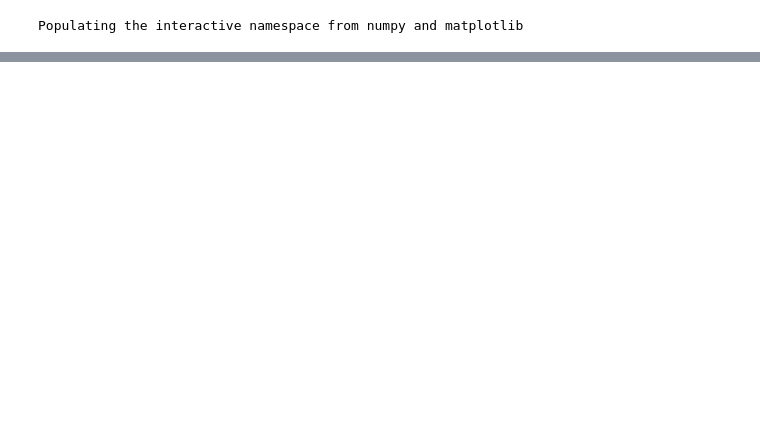
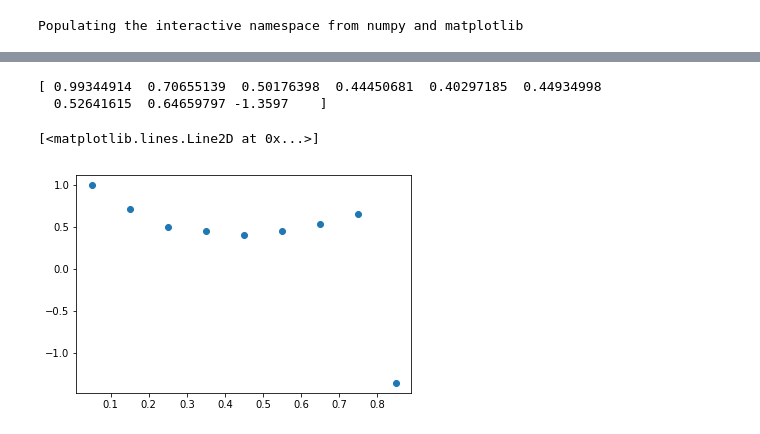
Before and after one commit to ornemarioni/metodos_numericos, a Jupyter notebook: runge2.ipynb, the cells around one changed output, grey strips where cells are left out. Cells and saved outputs as stored; diff of their text form; code cells hidden in the pictures; blank space fills up the shorter version.

```diff
--- a/runge2.ipynb
+++ b/runge2.ipynb
@@ -104,0 +115,32 @@ NameError: name 'posf' is not defined
+# %%
+import energia_potencial as ep
+
+Ef = np.zeros(nit/10)
+path = '/home/users/valeria/metodos_numericos/_data/runge/'
+k=0
+for i in np.arange(0,nit,10):
+    posf = np.loadtxt(path+'posiciones'+str('%s'%i)+'.dat')
+    velf = np.loadtxt(path+'velocidades'+str('%s'%i)+'.dat')
+
+    Uf = ep.epot(eps,posf[:,0],posf[:,1],posf[:,2],m)
+    Kf = 0.5*m*(velf[:,0]**2 + velf[:,1]**2 + velf[:,2]**2)
+
+    E = Kf - Uf
+    Ef[k] = np.sum(E)
+    k += 1
+# %%
+dE = np.zeros(len(Ef)-1)
+
+for i in np.arange(len(Ef)-1):
+    dE[i] = (Ef[i+1] - Ef[i])/abs(Ef[i+1])
+
+print dE
+# %% [output]
+[ 0.99344914  0.70655139  0.50176398  0.44450681  0.40297185  0.44934998
+  0.52641615  0.64659797 -1.3597    ]
+# %%
+time = dt*np.arange(5,nit-5,10)
+plt.plot(time,dE,'o')
+# %% [output]
+[<matplotlib.lines.Line2D at 0x...>]
+[figure, added]
```
Also changed, not shown: parts of 8 cells of this notebook, 5 other files.
